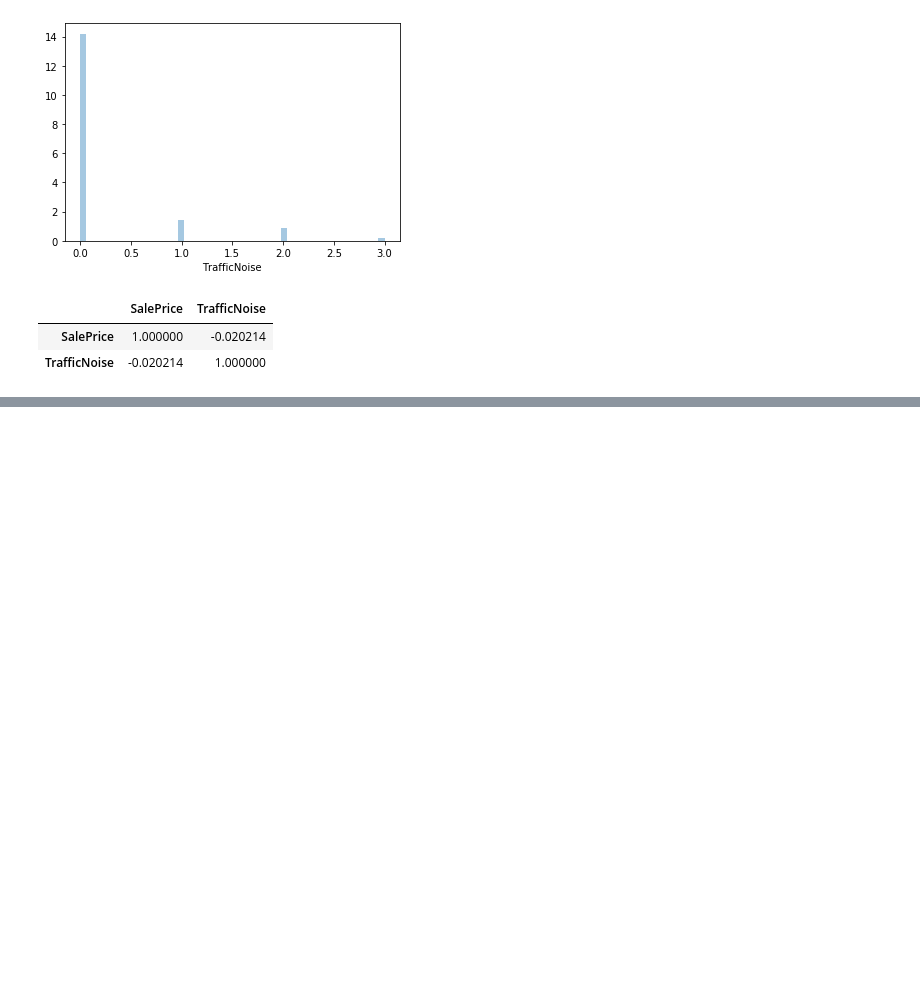
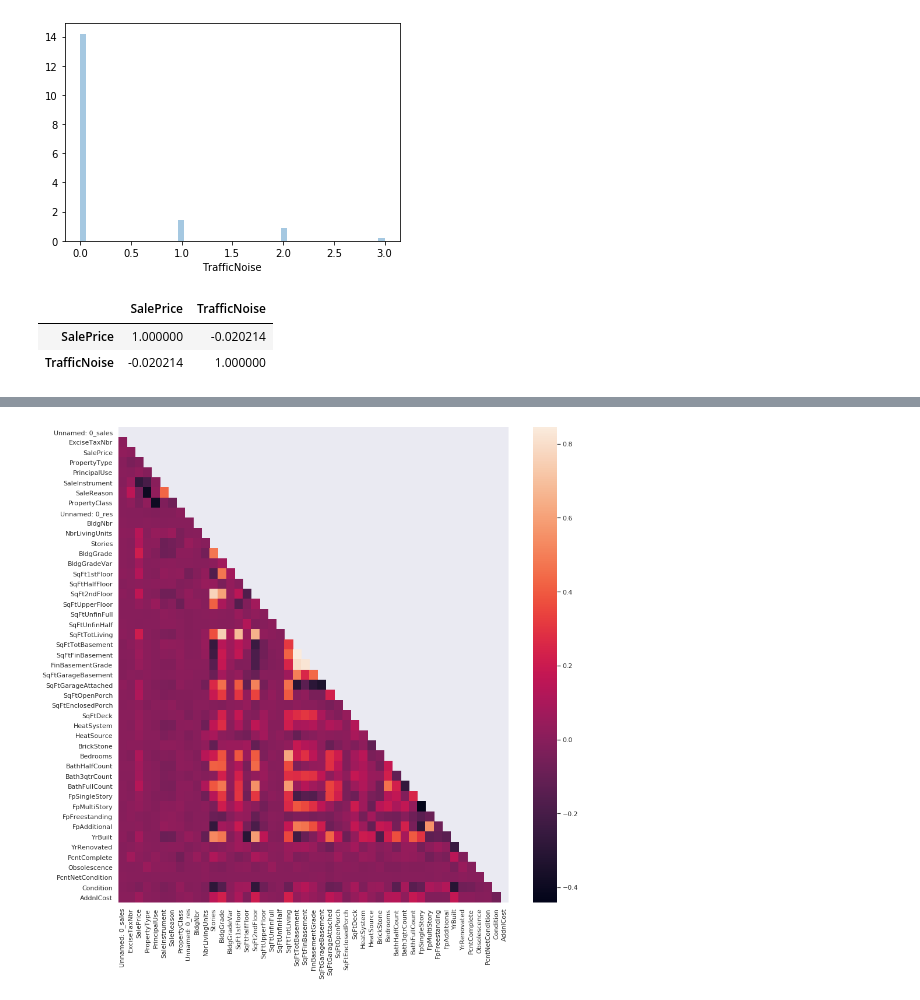
Before and after one commit to chum46/housing_sales_king_county, a Jupyter notebook: notebooks/exploratory/03_mef_noise_correlation.ipynb, the cells around one changed output, grey strips where cells are left out. Saved outputs shown, nothing was run; the diff lists cells and outputs as text; code cells hidden in the pictures; blank space fills up the shorter version.

```diff
--- a/notebooks/exploratory/03_mef_noise_correlation.ipynb
+++ b/notebooks/exploratory/03_mef_noise_correlation.ipynb
@@ -118,0 +184,11 @@ sales_vs_traffic_noise.corr()
+# %%
+res_bldg = pd.read_csv(data_folder+'EXTR_ResBldg_2019.csv', dtype={'Major':'string', 'Minor':'string', 'PIN':'string'})
+# %%
+sales_and_res = pd.merge(sales, res_bldg, on='PIN', how='inner', suffixes=('_sales', '_res'))
+# %%
+sns.set(rc={'figure.figsize':(15, 15)})
+mask = np.triu(np.ones_like(sales_and_res.corr(), dtype=np.bool))
+sns.heatmap(sales_and_res.corr(), mask=mask);
+corrMatrix = sales_and_res.corr()
+# %% [output]
+[figure, added]
```
Also changed, not shown: parts of 30 cells of this notebook, 2 other files.
